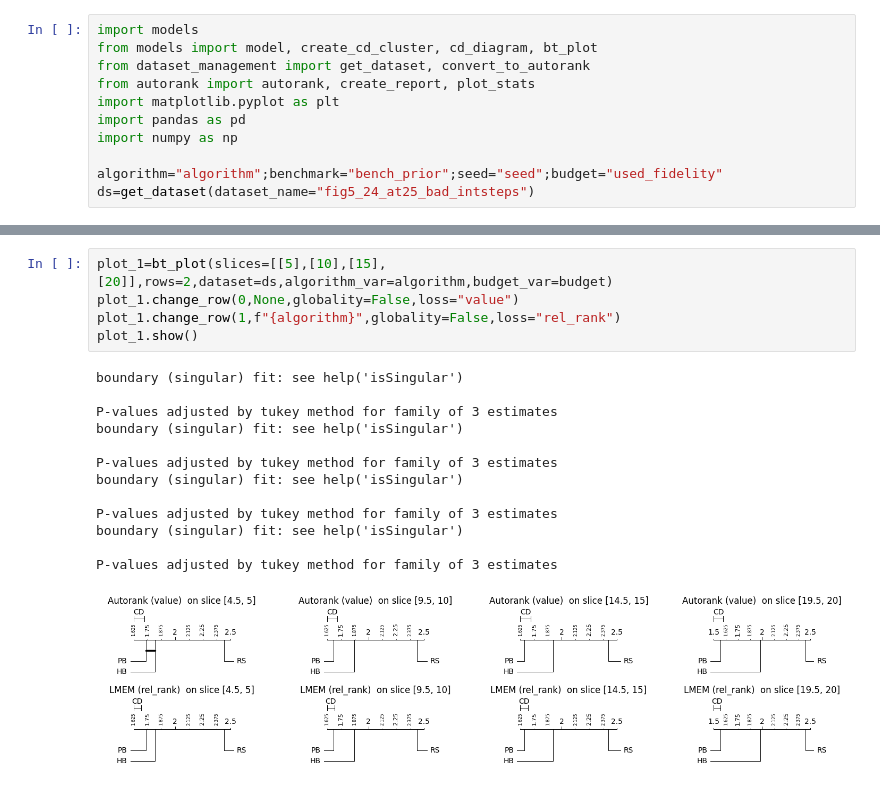
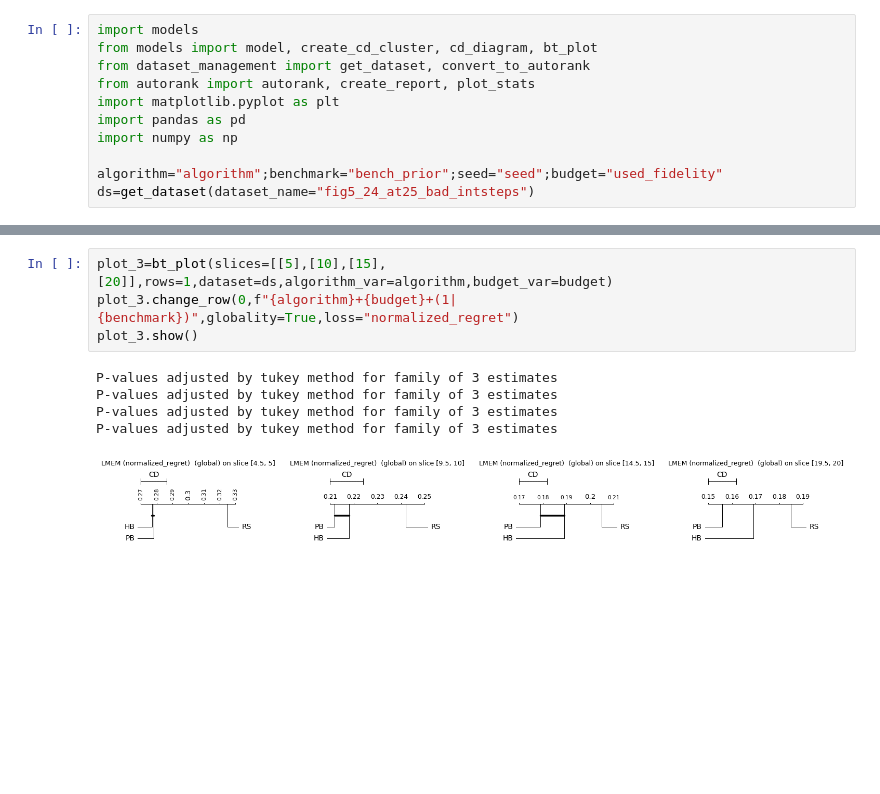
Before and after one commit to automl-private/significance_analysis, a Jupyter notebook: Thesis/5_rows.ipynb, the cells around one changed output, grey strips where cells are left out. Drawn from its saved outputs; the diff is of its cells as text; blank space fills up the shorter version.

```diff
--- a/Thesis/5_rows.ipynb
+++ b/Thesis/5_rows.ipynb
@@ -12,19 +91,10 @@ ds=get_dataset(dataset_name="fig5_24_at25_bad_intsteps")
 # %%
-plot_1=bt_plot(slices=[[5],[10],[15],[20]],rows=2,dataset=ds,algorithm_var=algorithm,budget_var=budget)
-plot_1.change_row(0,None,globality=False,loss="value")
-plot_1.change_row(1,f"{algorithm}",globality=False,loss="rel_rank")
-plot_1.show()
+plot_3=bt_plot(slices=[[5],[10],[15],[20]],rows=1,dataset=ds,algorithm_var=algorithm,budget_var=budget)
+plot_3.change_row(0,f"{algorithm}+{budget}+(1|{benchmark})",globality=True,loss="normalized_regret")
+plot_3.show()
 # %% [output]
-boundary (singular) fit: see help('isSingular')
-
 P-values adjusted by tukey method for family of 3 estimates
-boundary (singular) fit: see help('isSingular')
-
 P-values adjusted by tukey method for family of 3 estimates
-boundary (singular) fit: see help('isSingular')
-
 P-values adjusted by tukey method for family of 3 estimates
-boundary (singular) fit: see help('isSingular')
-
 P-values adjusted by tukey method for family of 3 estimates
-[figure, old version]
+[figure, new version]
```
Also changed, not shown: parts of 5 cells of this notebook, 3 other files.
